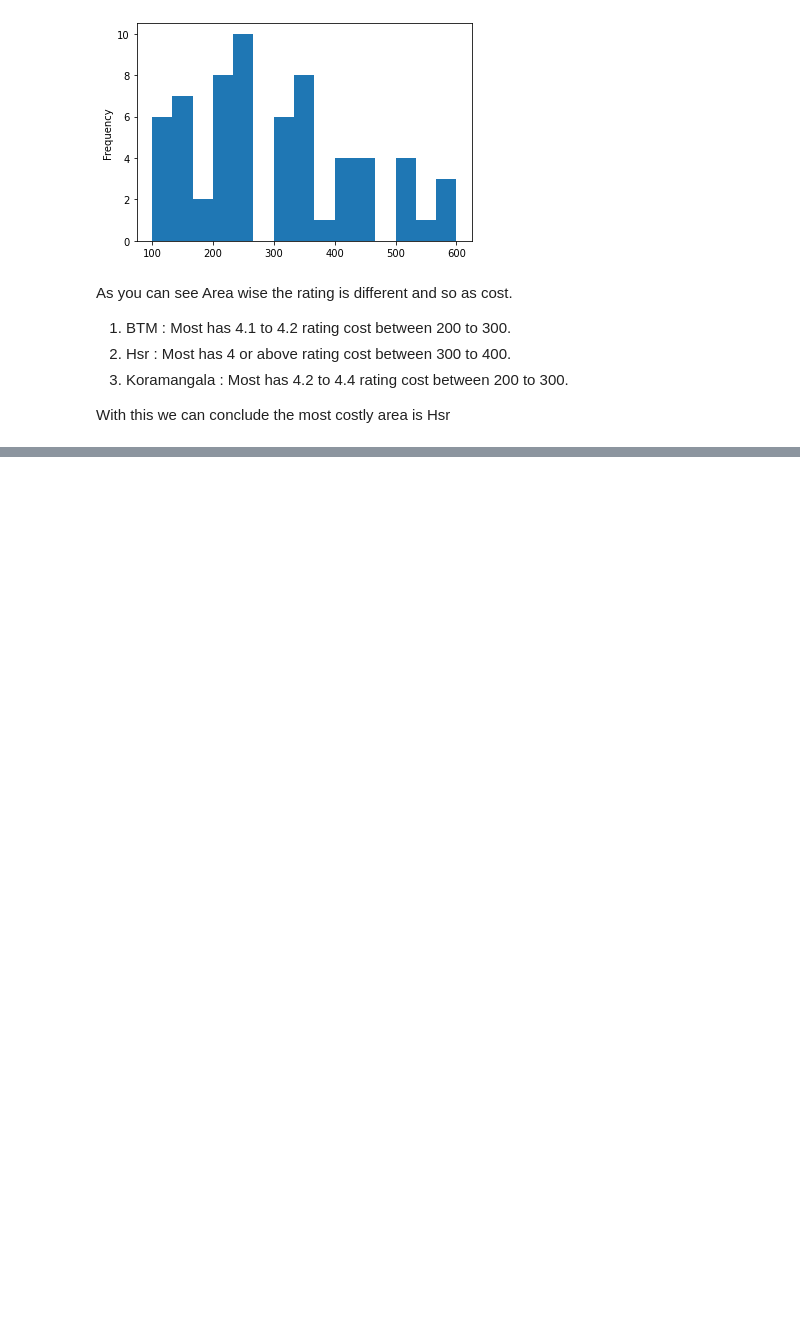
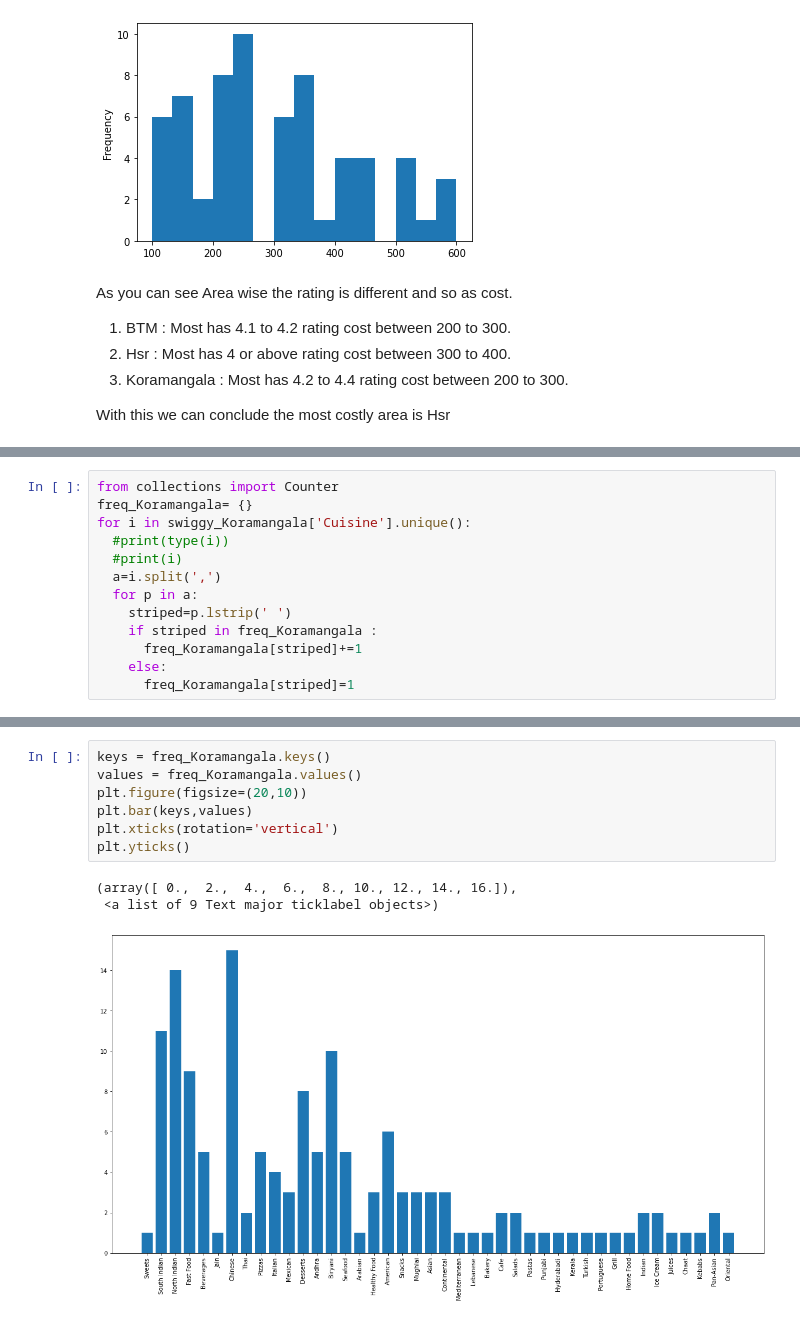
Before and after one commit to SayamAlt/Amazon-Sales-Data-Analysis, a Jupyter notebook: Swiggy Data Analysis.ipynb, the cells around one changed output, grey strips where cells are left out. Cells and saved outputs as stored; diff of their text form; blank space fills up the shorter version.

```diff
--- a/Swiggy Data Analysis.ipynb
+++ b/Swiggy Data Analysis.ipynb
@@ -318,0 +522,13 @@ With this we can conclude the most costly area is Hsr
+# %%
+from collections import Counter
+freq_Koramangala= {}
+for i in swiggy_Koramangala['Cuisine'].unique():
+  #print(type(i))
+  #print(i)
+  a=i.split(',')
+  for p in a:
+    striped=p.lstrip(' ')
+    if striped in freq_Koramangala :
+      freq_Koramangala[striped]+=1
+    else:
+      freq_Koramangala[striped]=1
@@ -318,0 +555,11 @@ With this we can conclude the most costly area is Hsr
+# %%
+keys = freq_Koramangala.keys()
+values = freq_Koramangala.values()
+plt.figure(figsize=(20,10))
+plt.bar(keys,values)
+plt.xticks(rotation='vertical')
+plt.yticks()
+# %% [output]
+(array([ 0.,  2.,  4.,  6.,  8., 10., 12., 14., 16.]),
+ <a list of 9 Text major ticklabel objects>)
+[figure, added]
```
Also changed, not shown: parts of 35 cells of this notebook.
